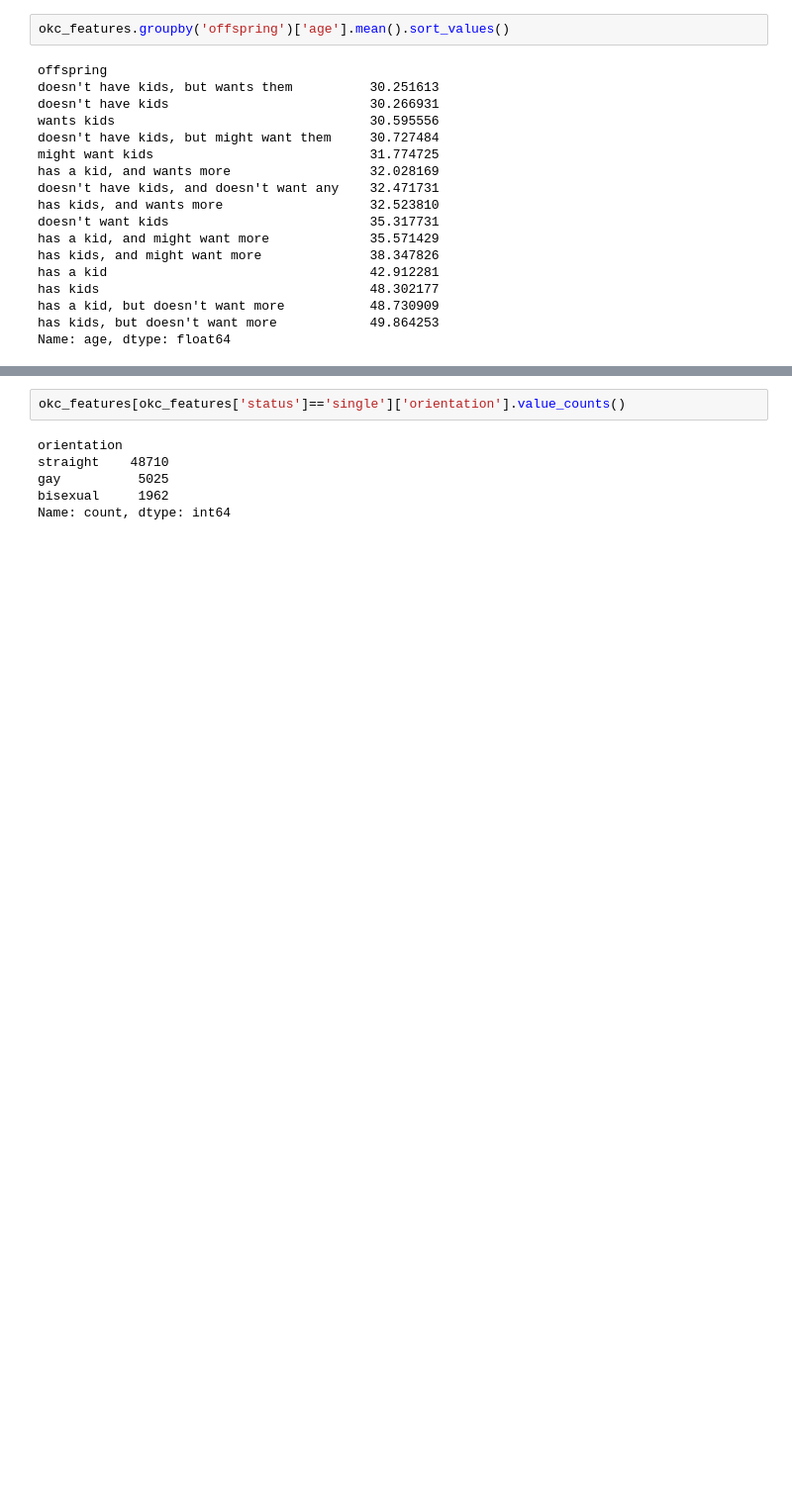
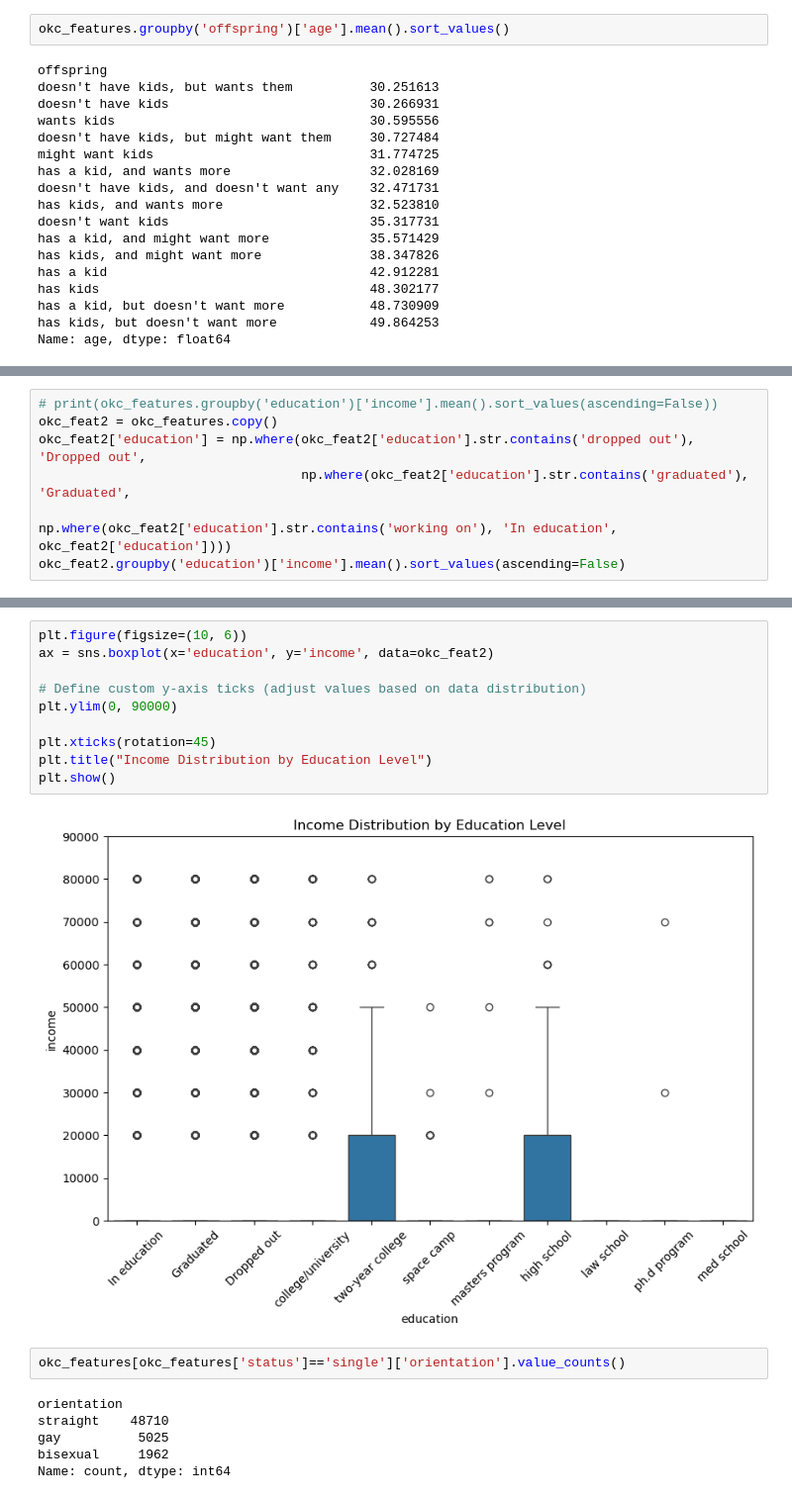
Before and after one commit to sunnysidesk/MatchMadeinML, a Jupyter notebook: preprocessing.ipynb, the cells around one changed output, grey strips where cells are left out. Shown at 99% size. Cells and saved outputs as stored; diff of their text form; blank space fills up the shorter version.

```diff
--- a/preprocessing.ipynb
+++ b/preprocessing.ipynb
@@ -368,0 +349,7 @@ Name: income, dtype: float64
+# %%
+# print(okc_features.groupby('education')['income'].mean().sort_values(ascending=False))
+okc_feat2 = okc_features.copy()
+okc_feat2['education'] = np.where(okc_feat2['education'].str.contains('dropped out'), 'Dropped out',
+                                  np.where(okc_feat2['education'].str.contains('graduated'), 'Graduated',
+                                           np.where(okc_feat2['education'].str.contains('working on'), 'In education', okc_feat2['education'])))
+okc_feat2.groupby('education')['income'].mean().sort_values(ascending=False)
@@ -369,3 +370,15 @@ Name: income, dtype: float64
+# %%
+plt.figure(figsize=(10, 6))
+ax = sns.boxplot(x='education', y='income', data=okc_feat2)
+
+# Define custom y-axis ticks (adjust values based on data distribution)
+plt.ylim(0, 90000)
+
+plt.xticks(rotation=45)
+plt.title("Income Distribution by Education Level")
+plt.show()
+# %% [output]
+[figure, added]
 # %%
 okc_features[okc_features['status']=='single']['orientation'].value_counts()
 # %% [output]
```
Also changed, not shown: parts of 3 cells of this notebook.
